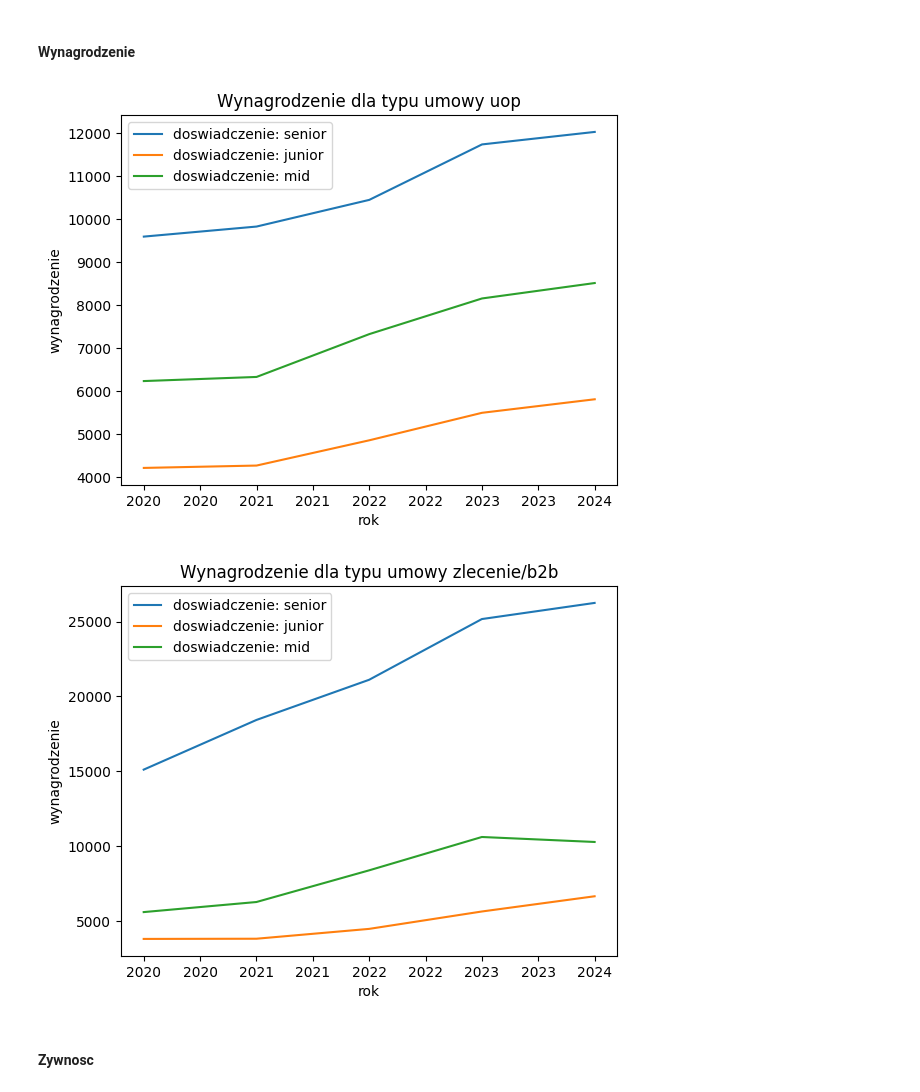
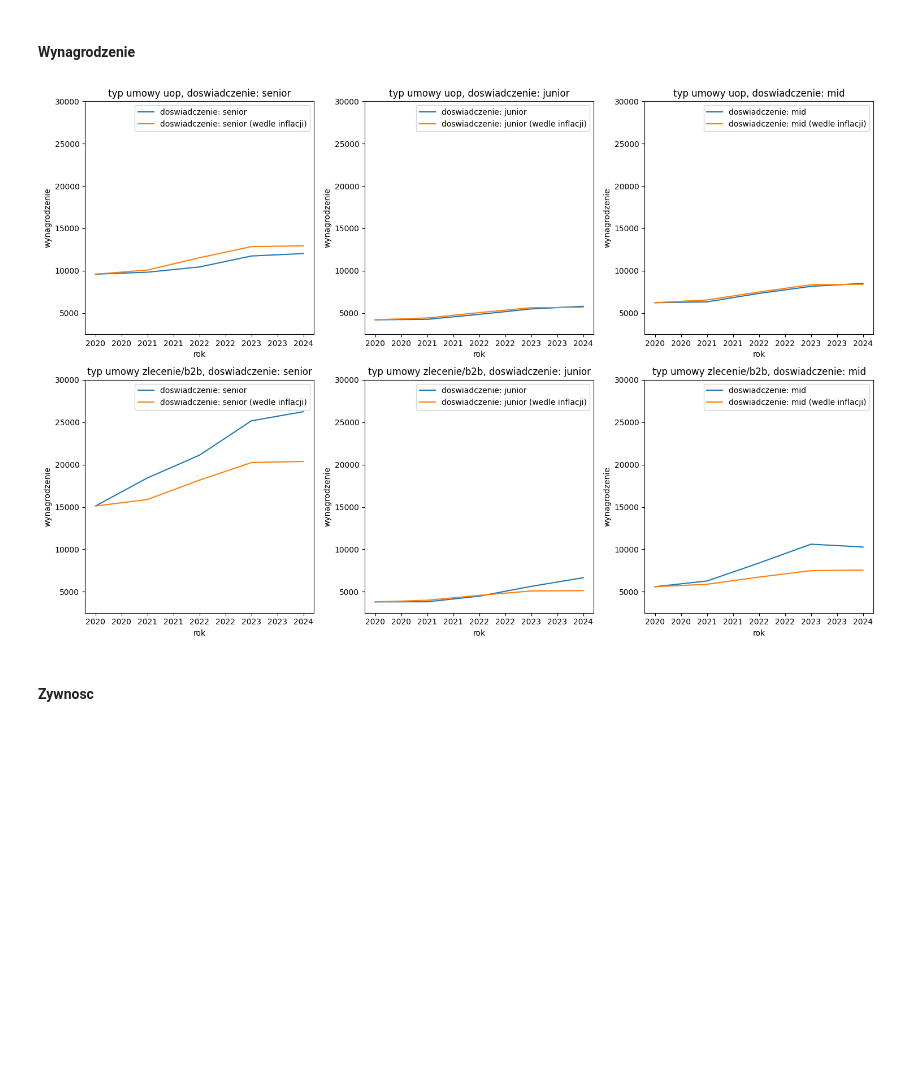
Before and after one commit to Newtoneiro/SAD-Statistics-in-data-analysis, a Jupyter notebook: Inflation_analysys/analiza_i_wizualizacja.ipynb, the cells around one changed output. Drawn from its saved outputs; the diff is of its cells as text; code cells hidden in the pictures; blank space fills up the shorter version.

```diff
--- a/Inflation_analysys/analiza_i_wizualizacja.ipynb
+++ b/Inflation_analysys/analiza_i_wizualizacja.ipynb
@@ -75,25 +108,42 @@ plt.legend()
 # %% [markdown]
 #### Wynagrodzenie
-# %%
-employement_types = datasets["Wynagrodzenie"]['typ umowy'].unique()
-employement_experience = datasets["Wynagrodzenie"]['doswiadczenie'].unique()
-
-data = datasets["Wynagrodzenie"]
-for type in employement_types:
-    type_data = data[data['typ umowy'] == type]
-    for experience in employement_experience:
-        type_experience_data = type_data[data['doswiadczenie'] == experience]
-        plt.plot(type_experience_data['rok'], type_experience_data['wartosc'], label=f'doswiadczenie: {experience}')
-        plt.xlabel('rok')
-        plt.ylabel('wynagrodzenie')
-        plt.title(f'Wynagrodzenie dla typu umowy {type}')
-    ax = plt.gca()
-    ax.xaxis.set_major_formatter(ticker.FormatStrFormatter('%d'))
-    plt.legend()
-    plt.show()
-# %% [output]
-[figure, removed]
-[figure, removed]
+# %%
+employement_types = datasets["Wynagrodzenie"]['typ umowy'].unique()
+employement_experience = datasets["Wynagrodzenie"]['doswiadczenie'].unique()
+data = datasets["Wynagrodzenie"]
+
+fig, axs = plt.subplots(len(employement_types), len(employement_experience), figsize=(15, 10))  # Multiple rows and columns
+
+inflation_prices = {}
+for i, type in enumerate(employement_types):
+    inflation_prices[type] = {}
+    for j, experience in enumerate(employement_experience):
+        type_experience_data = data[(data['typ umowy'] == type) & (data['doswiadczenie'] == experience)]
+        year_value_dict = {
+            year: value for year, value in zip(type_experience_data['rok'], type_experience_data['wartosc'])
+        }
+        earliest_price = year_value_dict[min(year_value_dict.keys())]
+        for year, value in sorted(year_value_dict.items())[1:]:
+            earliest_price = round(earliest_price * (inflation_dict[year] / 100), 2)
+            year_value_dict[year] = earliest_price
+        inflation_prices[type][experience] = year_value_dict
+
+for i, type in enumerate(employement_types):
+    for j, experience in enumerate(employement_experience):
+        type_experience_data = data[(data['typ umowy'] == type) & (data['doswiadczenie'] == experience)]
+        axs[i, j].plot(type_experience_data['rok'], type_experience_data['wartosc'], label=f'doswiadczenie: {experience}')
+        axs[i, j].plot(list(inflation_prices[type][experience].keys()), list(inflation_prices[type][experience].values()), label=f'doswiadczenie: {experience} (wedle inflacji)')
+        axs[i, j].set_xlabel('rok')
+        axs[i, j].set_ylim(2500, 30000)  # Setting y-axis range
+        axs[i, j].set_ylabel('wynagrodzenie')
+        axs[i, j].set_title(f'typ umowy {type}, doswiadczenie: {experience}')
+        axs[i, j].xaxis.set_major_formatter(ticker.FormatStrFormatter('%d'))
+        axs[i, j].legend()
+
+plt.tight_layout()  # Adjust layout to prevent overlaps
+plt.show()
+# %% [output]
+[figure, added]
 # %% [markdown]
 #### Zywnosc
 # %%
```
Also changed, not shown: parts of 5 cells of this notebook, 1 other file.
